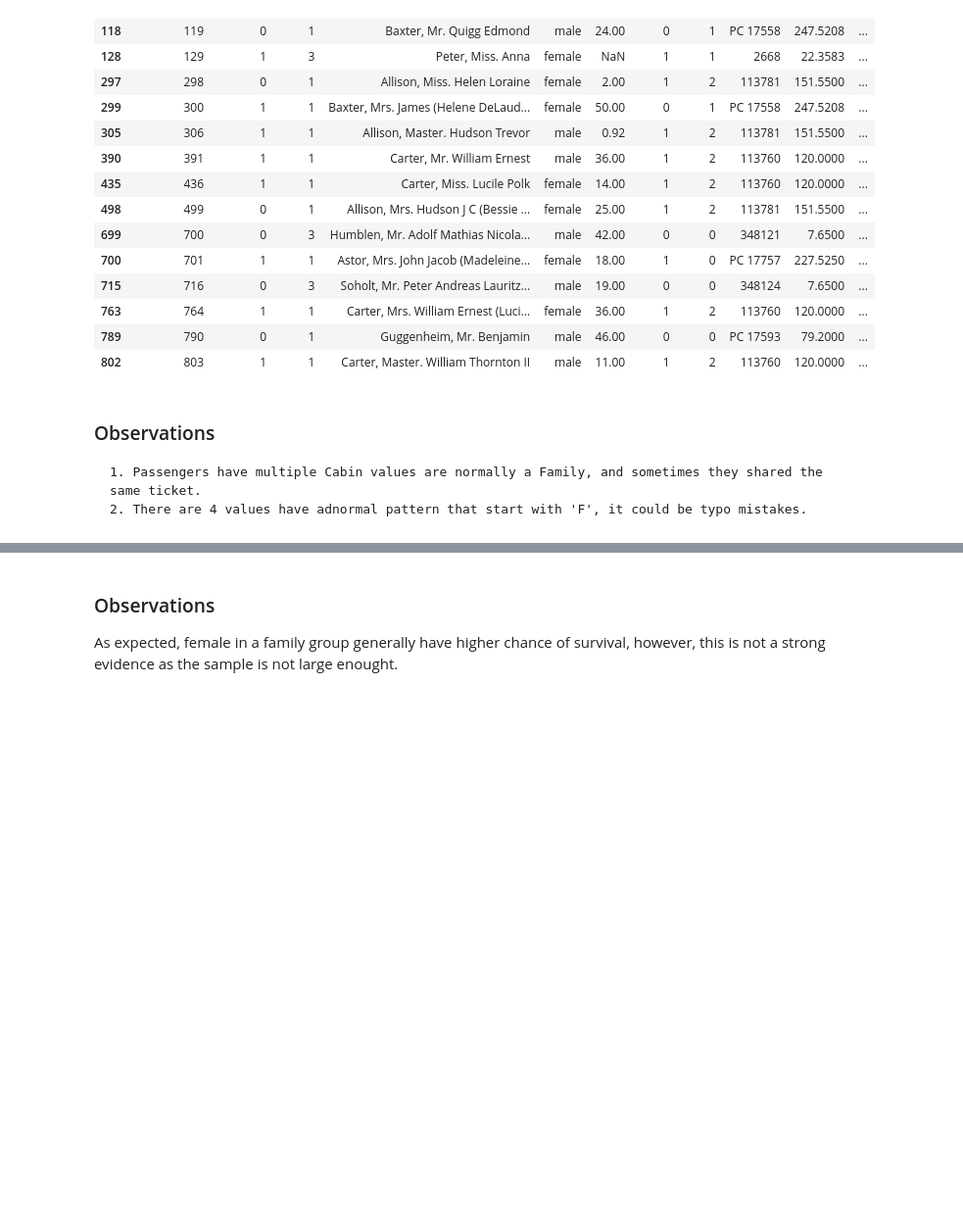
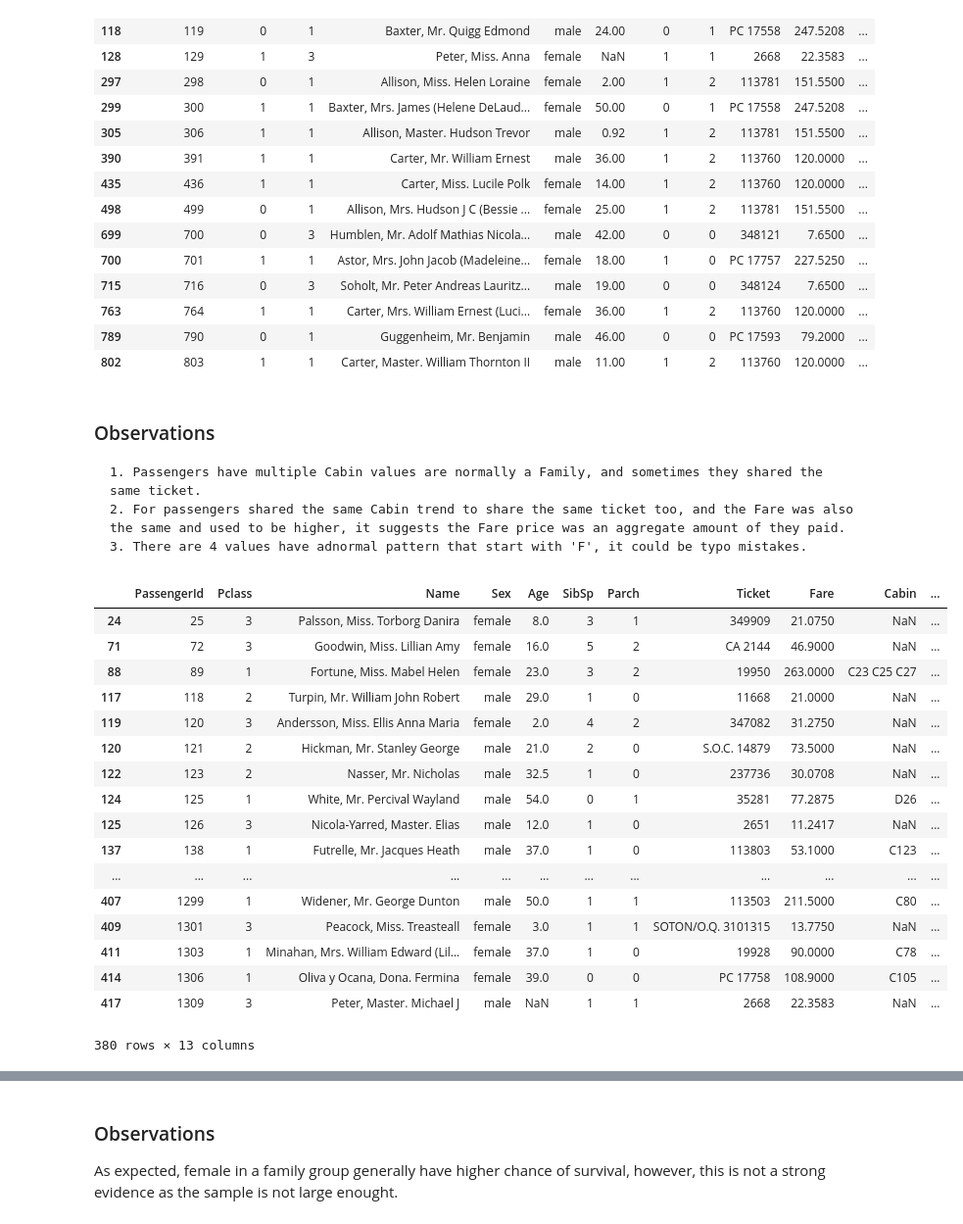
Before and after one commit to cc07/tictanic, a Jupyter notebook: Data Exploration.ipynb, the cells around one changed output, grey strips where cells are left out. Shown: that part at 98% size. Cells and saved outputs as stored; diff of their text form; code cells hidden in the pictures; blank space fills up the shorter version.

```diff
--- a/Data Exploration.ipynb
+++ b/Data Exploration.ipynb
@@ -260,4 +282,26 @@ X_train.loc[X_train['PassengerId'].isin(index)]
 ### Observations
 
     1. Passengers have multiple Cabin values are normally a Family, and sometimes they shared the same ticket.
-    2. There are 4 values have adnormal pattern that start with 'F', it could be typo mistakes.
+    2. For passengers shared the same Cabin trend to share the same ticket too, and the Fare was also the same and used to be higher, it suggests the Fare price was an aggregate amount of they paid.
+    3. There are 4 values have adnormal pattern that start with 'F', it could be typo mistakes.
+# %%
+combine[combine.duplicated('Ticket') == True]
+# %% [output]
+|  | PassengerId | Pclass | Name | Sex | Age | SibSp | Parch | Ticket | Fare | Cabin | ... |
+| 24 | 25 | 3 | Palsson, Miss. Torborg Danira | female | 8.0 | 3 | 1 | 349909 | 21.0750 | NaN | ... |
+| 71 | 72 | 3 | Goodwin, Miss. Lillian Amy | female | 16.0 | 5 | 2 | CA 2144 | 46.9000 | NaN | ... |
+| 88 | 89 | 1 | Fortune, Miss. Mabel Helen | female | 23.0 | 3 | 2 | 19950 | 263.0000 | C23 C25 C27 | ... |
+| 117 | 118 | 2 | Turpin, Mr. William John Robert | male | 29.0 | 1 | 0 | 11668 | 21.0000 | NaN | ... |
+| 119 | 120 | 3 | Andersson, Miss. Ellis Anna Maria | female | 2.0 | 4 | 2 | 347082 | 31.2750 | NaN | ... |
+| 120 | 121 | 2 | Hickman, Mr. Stanley George | male | 21.0 | 2 | 0 | S.O.C. 14879 | 73.5000 | NaN | ... |
+| 122 | 123 | 2 | Nasser, Mr. Nicholas | male | 32.5 | 1 | 0 | 237736 | 30.0708 | NaN | ... |
+| 124 | 125 | 1 | White, Mr. Percival Wayland | male | 54.0 | 0 | 1 | 35281 | 77.2875 | D26 | ... |
+| 125 | 126 | 3 | Nicola-Yarred, Master. Elias | male | 12.0 | 1 | 0 | 2651 | 11.2417 | NaN | ... |
+| 137 | 138 | 1 | Futrelle, Mr. Jacques Heath | male | 37.0 | 1 | 0 | 113803 | 53.1000 | C123 | ... |
+| ... | ... | ... | ... | ... | ... | ... | ... | ... | ... | ... | ... |
+| 407 | 1299 | 1 | Widener, Mr. George Dunton | male | 50.0 | 1 | 1 | 113503 | 211.5000 | C80 | ... |
+| 409 | 1301 | 3 | Peacock, Miss. Treasteall | female | 3.0 | 1 | 1 | SOTON/O.Q. 3101315 | 13.7750 | NaN | ... |
+| 411 | 1303 | 1 | Minahan, Mrs. William Edward (Lil... | female | 37.0 | 1 | 0 | 19928 | 90.0000 | C78 | ... |
+| 414 | 1306 | 1 | Oliva y Ocana, Dona. Fermina | female | 39.0 | 0 | 0 | PC 17758 | 108.9000 | C105 | ... |
+| 417 | 1309 | 3 | Peter, Master. Michael J | male | NaN | 1 | 1 | 2668 | 22.3583 | NaN | ... |
+380 rows × 13 columns
```
Also changed, not shown: parts of 18 cells of this notebook, 14 other files.
